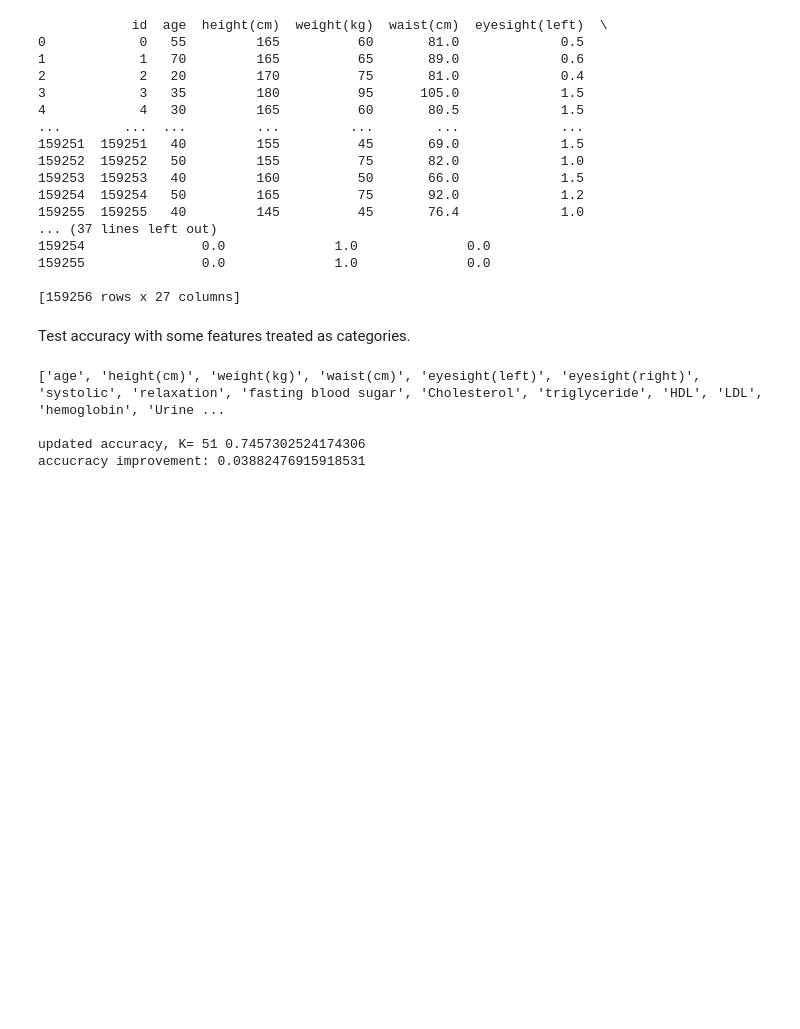
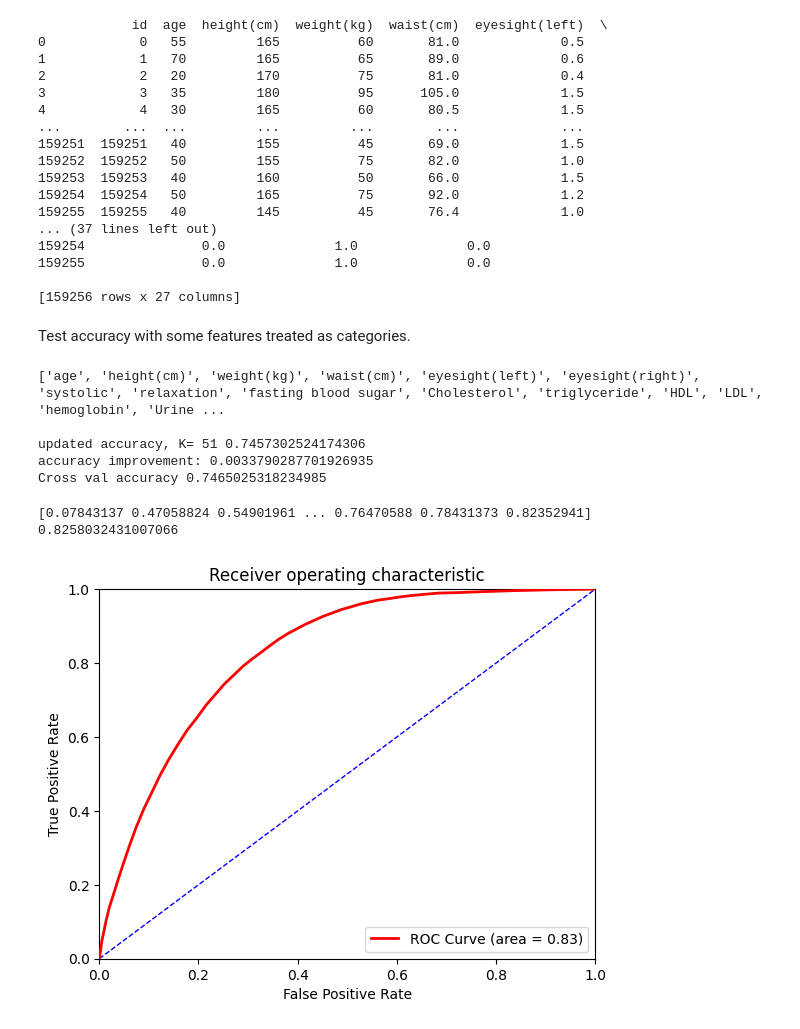
Before and after one commit to 250MHz/smoker-status, a Jupyter notebook: notebooks/0.01-saulc-data-exploration.ipynb, the cells around one changed output. Saved outputs shown, nothing was run; the diff lists cells and outputs as text; code cells hidden in the pictures; blank space fills up the shorter version.

Commit message:
updated knn with roc curve
and capture plots for presentation.

```diff
--- a/notebooks/0.01-saulc-data-exploration.ipynb
+++ b/notebooks/0.01-saulc-data-exploration.ipynb
@@ -108,12 +93,14 @@ solution time: 2620.77 ms
 # %% [markdown]
 create a dataframe to display accuracy results and find the best k val
 # %%
-showacc = pd.DataFrame({'k': kv, 'accuracy': acc})
+# showacc = pd.DataFrame({'k': kv, 'accuracy': acc})
 
-showacc.sort_values(by='accuracy', ascending=False)
+# showacc.sort_values(by='accuracy', ascending=False)
 
-bestk = showacc.sort_values(by='accuracy', ascending=False).iloc[0]
-bestk = int(bestk.k)
+# bestk = showacc.sort_values(by='accuracy', ascending=False).iloc[0]
+# bestk = int(bestk.k)
+
+bestk = 51
 print('best k:', bestk, kv)
 # %% [output]
 best k: 51 [3, 5, 11, 15, 27, 43, 51, 57]
@@ -170,13 +157,49 @@ skncats = accuracy_score(y_test, kypre)
 print()
 print('updated accuracy, K=', bestk, skncats)
 
-print('accucracy improvement:', skncats - acc[0])
+print('accuracy improvement:', skncats - acc)  # [0])
 
-# skn3 = cross_val_score(knn, X, y, cv=10, scoring='accuracy').mean()
+skn = cross_val_score(knn, X, y, cv=10, scoring='accuracy').mean()
 
-# print('Cross val accuracy', skn3)
+print('Cross val accuracy', skn)
 # %% [output]
 ['age', 'height(cm)', 'weight(kg)', 'waist(cm)', 'eyesight(left)', 'eyesight(right)', 'systolic', 'relaxation', 'fasting blood sugar', 'Cholesterol', 'triglyceride', 'HDL', 'LDL', 'hemoglobin', 'Urine ...
 
 updated accuracy, K= 51 0.7457302524174306
-accucracy improvement: 0.03882476915918531
+accuracy improvement: 0.0033790287701926935
+Cross val accuracy 0.7465025318234985
+# %%
+y_predict_prob = knn.predict_proba(X_test)
+# Estimated likelihood of smoking=1 for testing set
+print(y_predict_prob[:, 1])
+
+fpr, tpr, thresholds = metrics.roc_curve(y_test, y_predict_prob[:, 1], pos_label=1)
+AUC = metrics.auc(fpr, tpr)
+print(metrics.roc_auc_score(y_test, y_predict_prob[:, 1]))
+# %% [output]
+[0.07843137 0.47058824 0.54901961 ... 0.76470588 0.78431373 0.82352941]
+0.8258032431007066
+# %%
+%matplotlib inline
+
+plt.figure()
+
+# Roc Curve:
+plt.plot(fpr, tpr, color='red', lw=2, label=f'ROC Curve (area = {AUC:0.2f})', zorder=3)
+
+# Random Guess line:
+plt.plot([0, 1], [0, 1], color='blue', lw=1, linestyle='--')
+
+# Defining The Range of X-Axis and Y-Axis:
+plt.xlim([0, 1])
+plt.ylim([0, 1])
+
+# Labels, Title, Legend:
+plt.xlabel('False Positive Rate')
+plt.ylabel('True Positive Rate')
+plt.title('Receiver operating characteristic')
+plt.legend(loc='lower right')
+
+plt.show()
+# %% [output]
+[figure, added]
```
Also changed, not shown: parts of 2 cells of this notebook, 5 other files.
